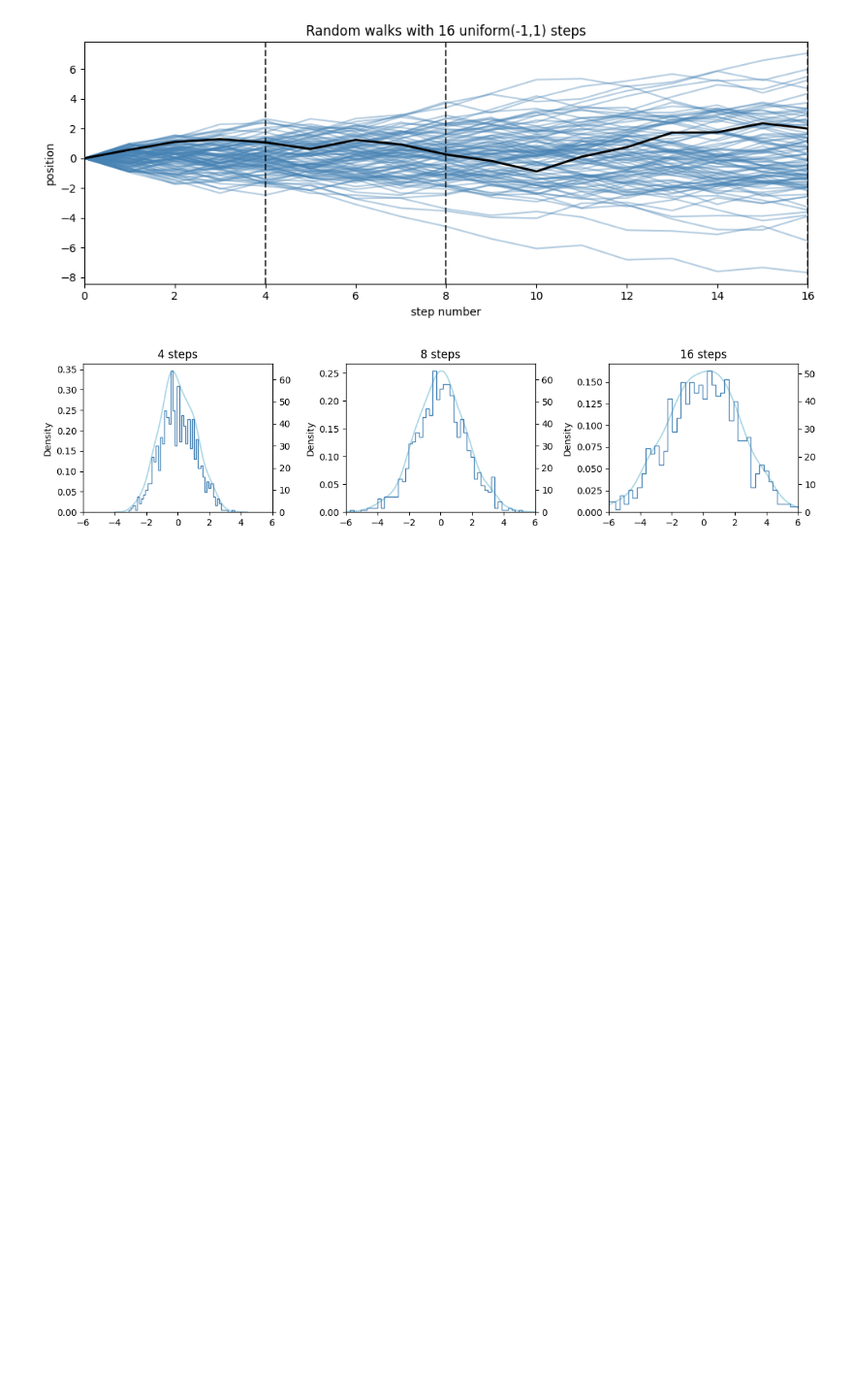
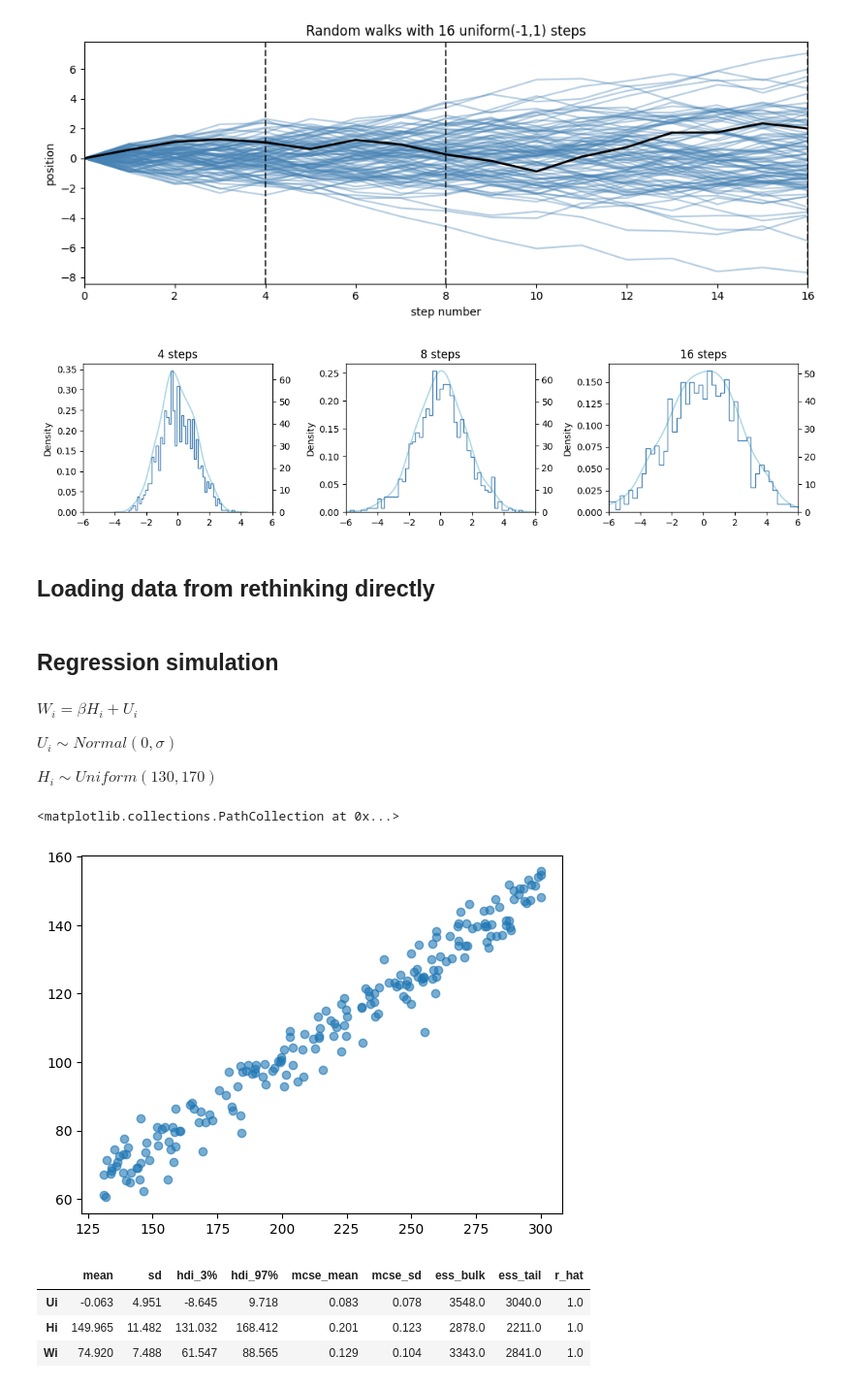
Before and after one commit to chrisdewa/christats, a Jupyter notebook: notebooks/rethinking/chatp4.ipynb, the cells around one changed output. Shown at 97% size. Cells and saved outputs as stored; diff of their text form; code cells hidden in the pictures; blank space fills up the shorter version.

```diff
--- a/notebooks/rethinking/chatp4.ipynb
+++ b/notebooks/rethinking/chatp4.ipynb
@@ -64,3 +69,5 @@ plt.tight_layout()
 plt.show()
 # %% [output]
 [figure]
+# %% [markdown]
+## Loading data from rethinking directly
@@ -66,0 +85,38 @@ plt.show()
+# %% [markdown]
+## Regression simulation
+# %% [markdown]
+$W_i = \beta H_i + U_i$
+
+$U_i \sim Normal(0, \sigma)$
+
+$H_i \sim Uniform(130, 170)$
+# %%
+def sim_weight(H, b, sd):
+    U = stats.norm.rvs(0, sd, size=len(H))
+    W = b * H + U
+    return W
+
+H = stats.uniform.rvs(130, 170, size=200)
+W = sim_weight(H, 0.5, 5)
+plt.scatter(H, W, alpha=0.6)
+# %% [output]
+<matplotlib.collections.PathCollection at 0x...>
+[figure, added]
+# %%
+import pymc as pm
+import arviz as az
+b = 0.5
+sd = 5
+with pm.Model() as model:
+    Ui = pm.Normal('Ui', 0, sd)
+    Hi = pm.Uniform('Hi', 130, 170)
+    #beta = pm.Normal('beta', 0, 2)
+    Wi = pm.Deterministic('Wi', b*Hi+Ui)
+    idata = pm.sample(nuts_sampler='blackjax', progressbar=0)
+
+pm.summary(idata)
+# %% [output]
+|  | mean | sd | hdi_3% | hdi_97% | mcse_mean | mcse_sd | ess_bulk | ess_tail | r_hat |
+| Ui | -0.063 | 4.951 | -8.645 | 9.718 | 0.083 | 0.078 | 3548.0 | 3040.0 | 1.0 |
+| Hi | 149.965 | 11.482 | 131.032 | 168.412 | 0.201 | 0.123 | 2878.0 | 2211.0 | 1.0 |
+| Wi | 74.920 | 7.488 | 61.547 | 88.565 | 0.129 | 0.104 | 3343.0 | 2841.0 | 1.0 |
```
Also changed, not shown: parts of 16 cells of this notebook, 1 other file.
